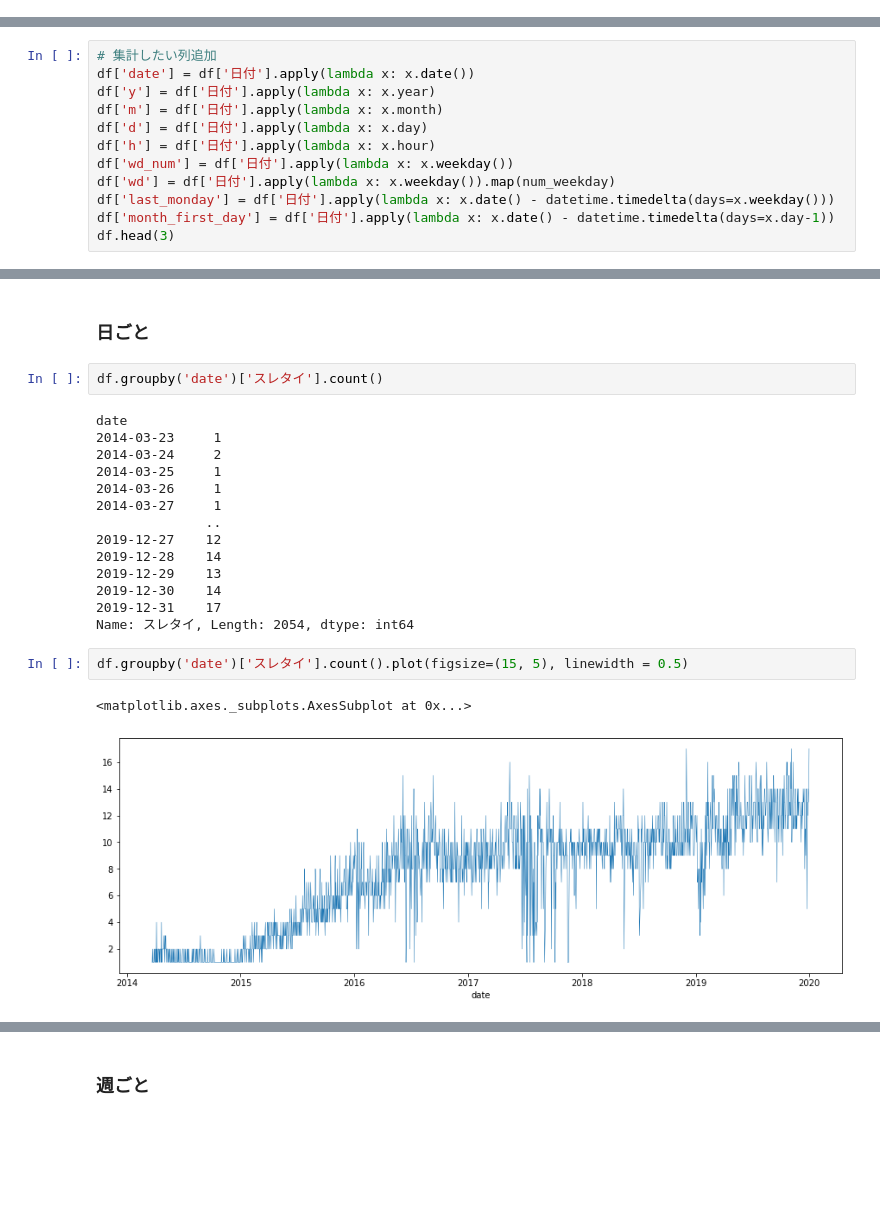
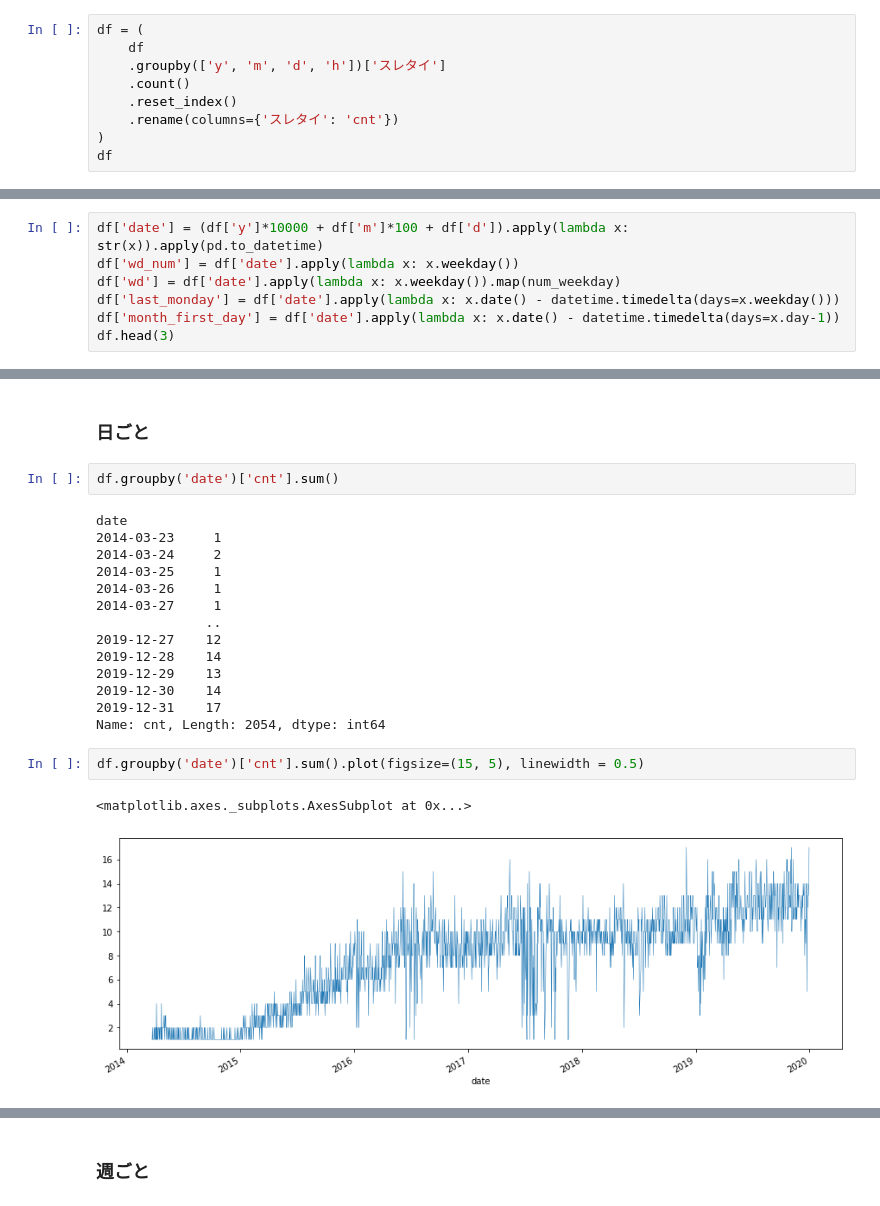
Before and after one commit to Kazuya-Minakuchi/qiita, a Jupyter notebook: dereste_analysis/open2ch/02_check_board_list.ipynb, the cells around one changed output, grey strips where cells are left out. Cells and saved outputs as stored; diff of their text form; blank space fills up the shorter version.

```diff
--- a/dereste_analysis/open2ch/02_check_board_list.ipynb
+++ b/dereste_analysis/open2ch/02_check_board_list.ipynb
@@ -70,0 +85,9 @@ num_weekday = {
+# %%
+df = (
+    df
+    .groupby(['y', 'm', 'd', 'h'])['スレタイ']
+    .count()
+    .reset_index()
+    .rename(columns={'スレタイ': 'cnt'})
+)
+df
@@ -71,13 +108,8 @@ num_weekday = {
 # %%
-# 集計したい列追加
-df['date'] = df['日付'].apply(lambda x: x.date())
-df['y'] = df['日付'].apply(lambda x: x.year)
-df['m'] = df['日付'].apply(lambda x: x.month)
-df['d'] = df['日付'].apply(lambda x: x.day)
-df['h'] = df['日付'].apply(lambda x: x.hour)
-df['wd_num'] = df['日付'].apply(lambda x: x.weekday())
-df['wd'] = df['日付'].apply(lambda x: x.weekday()).map(num_weekday)
-df['last_monday'] = df['日付'].apply(lambda x: x.date() - datetime.timedelta(days=x.weekday()))
-df['month_first_day'] = df['日付'].apply(lambda x: x.date() - datetime.timedelta(days=x.day-1))
+df['date'] = (df['y']*10000 + df['m']*100 + df['d']).apply(lambda x: str(x)).apply(pd.to_datetime)
+df['wd_num'] = df['date'].apply(lambda x: x.weekday())
+df['wd'] = df['date'].apply(lambda x: x.weekday()).map(num_weekday)
+df['last_monday'] = df['date'].apply(lambda x: x.date() - datetime.timedelta(days=x.weekday()))
+df['month_first_day'] = df['date'].apply(lambda x: x.date() - datetime.timedelta(days=x.day-1))
 df.head(3)
 # %% [output]
@@ -90,7 +122,7 @@ df.head(3)
 # %% [markdown]
 ### 日ごと
 # %%
-df.groupby('date')['スレタイ'].count()
+df.groupby('date')['cnt'].sum()
 # %% [output]
 date
 2014-03-23     1
@@ -104,10 +136,10 @@ date
 2019-12-29    13
 2019-12-30    14
 2019-12-31    17
-Name: スレタイ, Length: 2054, dtype: int64
+Name: cnt, Length: 2054, dtype: int64
 # %%
-df.groupby('date')['スレタイ'].count().plot(figsize=(15, 5), linewidth = 0.5)
+df.groupby('date')['cnt'].sum().plot(figsize=(15, 5), linewidth = 0.5)
 # %% [output]
 <matplotlib.axes._subplots.AxesSubplot at 0x...>
-[figure, old version]
+[figure, new version]
 # %%
```
Also changed, not shown: parts of 26 cells of this notebook.
